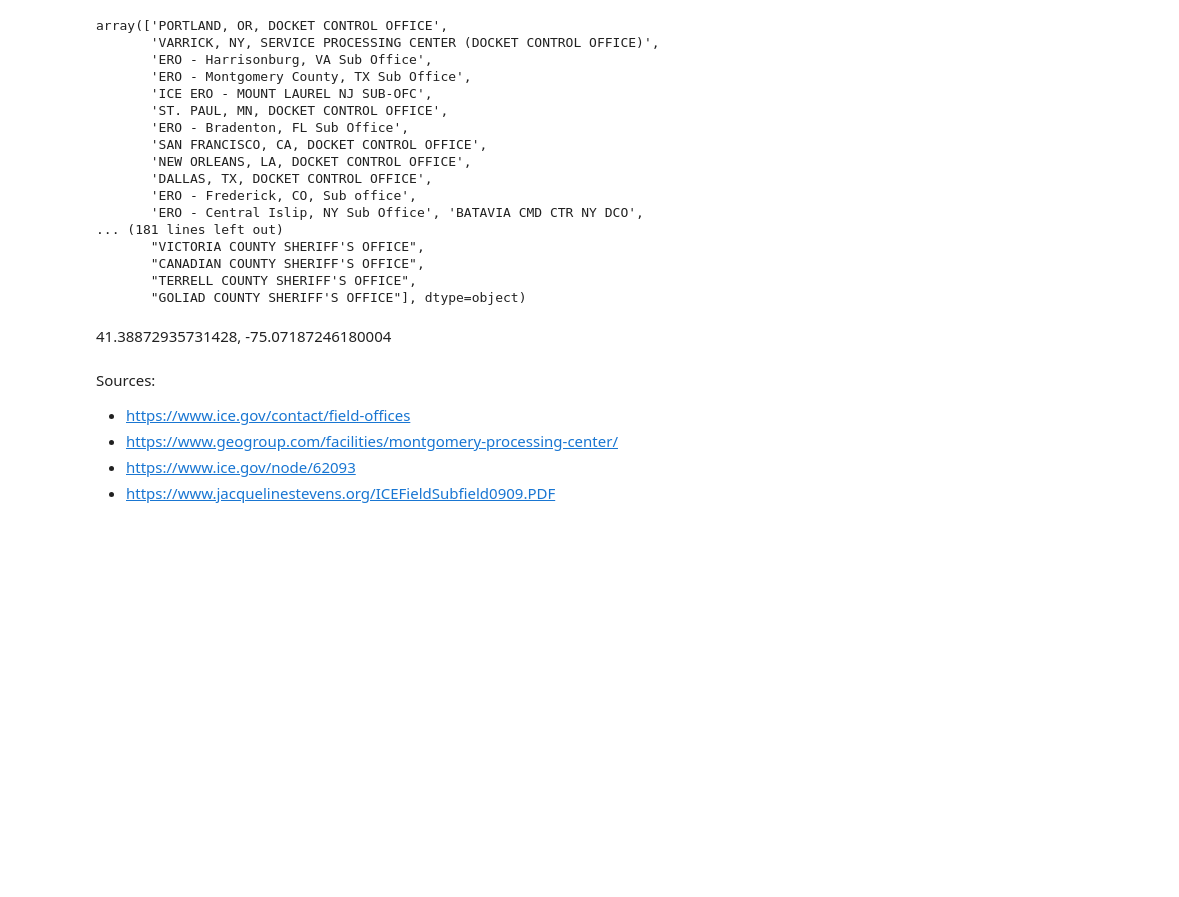
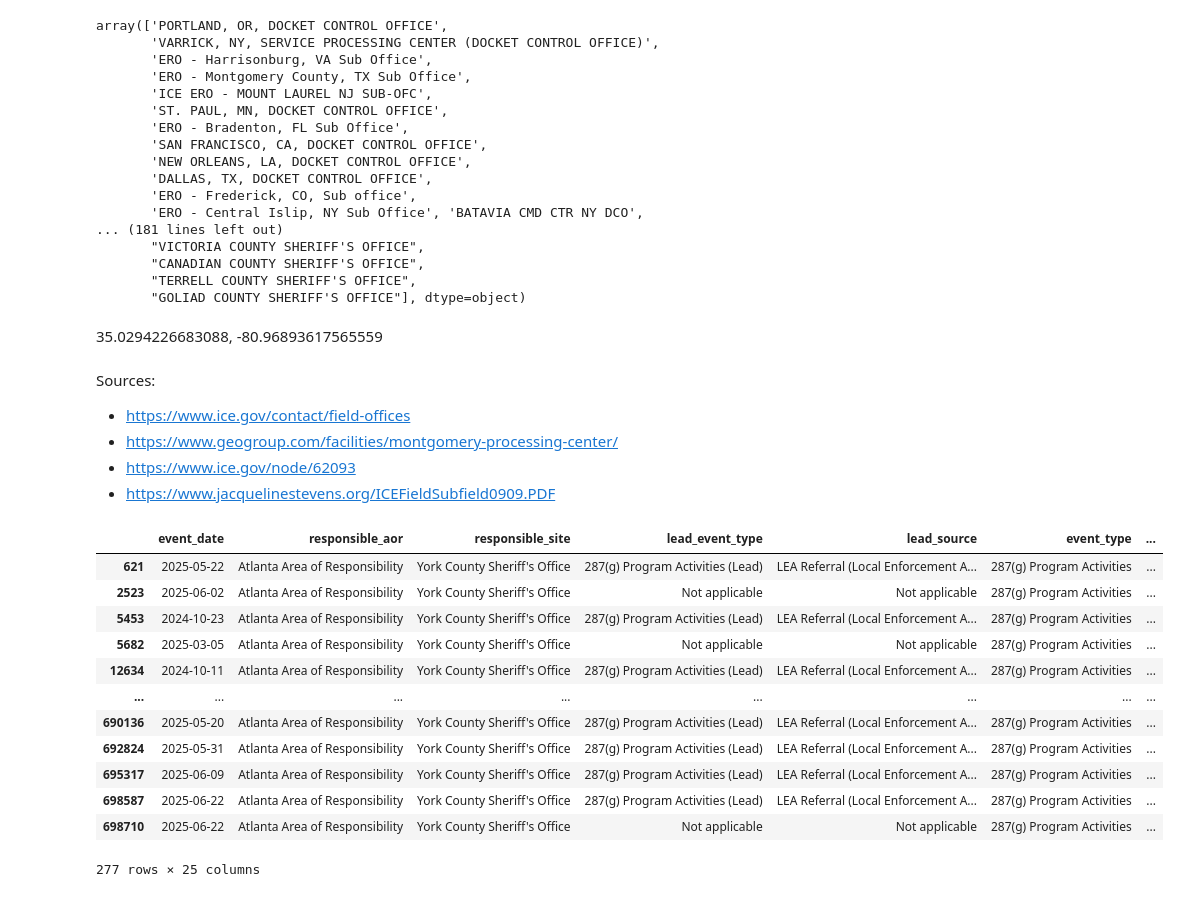
Before and after one commit to glow-27/Ice-Encounters-Mapping, a Jupyter notebook: preprocessing.ipynb, the cells around one changed output. Cells and saved outputs as stored; diff of their text form; code cells hidden in the pictures; blank space fills up the shorter version.

```diff
--- a/preprocessing.ipynb
+++ b/preprocessing.ipynb
@@ -375,7 +375,7 @@ array(['PORTLAND, OR, DOCKET CONTROL OFFICE',
        "TERRELL COUNTY SHERIFF'S OFFICE",
        "GOLIAD COUNTY SHERIFF'S OFFICE"], dtype=object)
 # %% [markdown]
-41.38872935731428, -75.07187246180004
+35.0294226683088, -80.96893617565559
 # %%
 lat_dict = {
     'PORTLAND, OR, DOCKET CONTROL OFFICE': 45.51458217709455,
@@ -468,3 +645,19 @@ Sources:
 * https://www.jacquelinestevens.org/ICEFieldSubfield0909.PDF
 # %%
 ice_clean.to_csv('ice_encounters_cleaned.csv', index=False)
+# %%
+ice_clean[ice_clean['responsible_site'] == "York County Sheriff's Office"]
+# %% [output]
+|  | event_date | responsible_aor | responsible_site | lead_event_type | lead_source | event_type | ... |
+| 621 | 2025-05-22 | Atlanta Area of Responsibility | York County Sheriff's Office | 287(g) Program Activities (Lead) | LEA Referral (Local Enforcement A... | 287(g) Program Activities | ... |
+| 2523 | 2025-06-02 | Atlanta Area of Responsibility | York County Sheriff's Office | Not applicable | Not applicable | 287(g) Program Activities | ... |
+| 5453 | 2024-10-23 | Atlanta Area of Responsibility | York County Sheriff's Office | 287(g) Program Activities (Lead) | LEA Referral (Local Enforcement A... | 287(g) Program Activities | ... |
+| 5682 | 2025-03-05 | Atlanta Area of Responsibility | York County Sheriff's Office | Not applicable | Not applicable | 287(g) Program Activities | ... |
+| 12634 | 2024-10-11 | Atlanta Area of Responsibility | York County Sheriff's Office | 287(g) Program Activities (Lead) | LEA Referral (Local Enforcement A... | 287(g) Program Activities | ... |
+| ... | ... | ... | ... | ... | ... | ... | ... |
+| 690136 | 2025-05-20 | Atlanta Area of Responsibility | York County Sheriff's Office | 287(g) Program Activities (Lead) | LEA Referral (Local Enforcement A... | 287(g) Program Activities | ... |
+| 692824 | 2025-05-31 | Atlanta Area of Responsibility | York County Sheriff's Office | 287(g) Program Activities (Lead) | LEA Referral (Local Enforcement A... | 287(g) Program Activities | ... |
+| 695317 | 2025-06-09 | Atlanta Area of Responsibility | York County Sheriff's Office | 287(g) Program Activities (Lead) | LEA Referral (Local Enforcement A... | 287(g) Program Activities | ... |
+| 698587 | 2025-06-22 | Atlanta Area of Responsibility | York County Sheriff's Office | 287(g) Program Activities (Lead) | LEA Referral (Local Enforcement A... | 287(g) Program Activities | ... |
+| 698710 | 2025-06-22 | Atlanta Area of Responsibility | York County Sheriff's Office | Not applicable | Not applicable | 287(g) Program Activities | ... |
+277 rows × 25 columns
```
Also changed, not shown: parts of 3 cells of this notebook.
